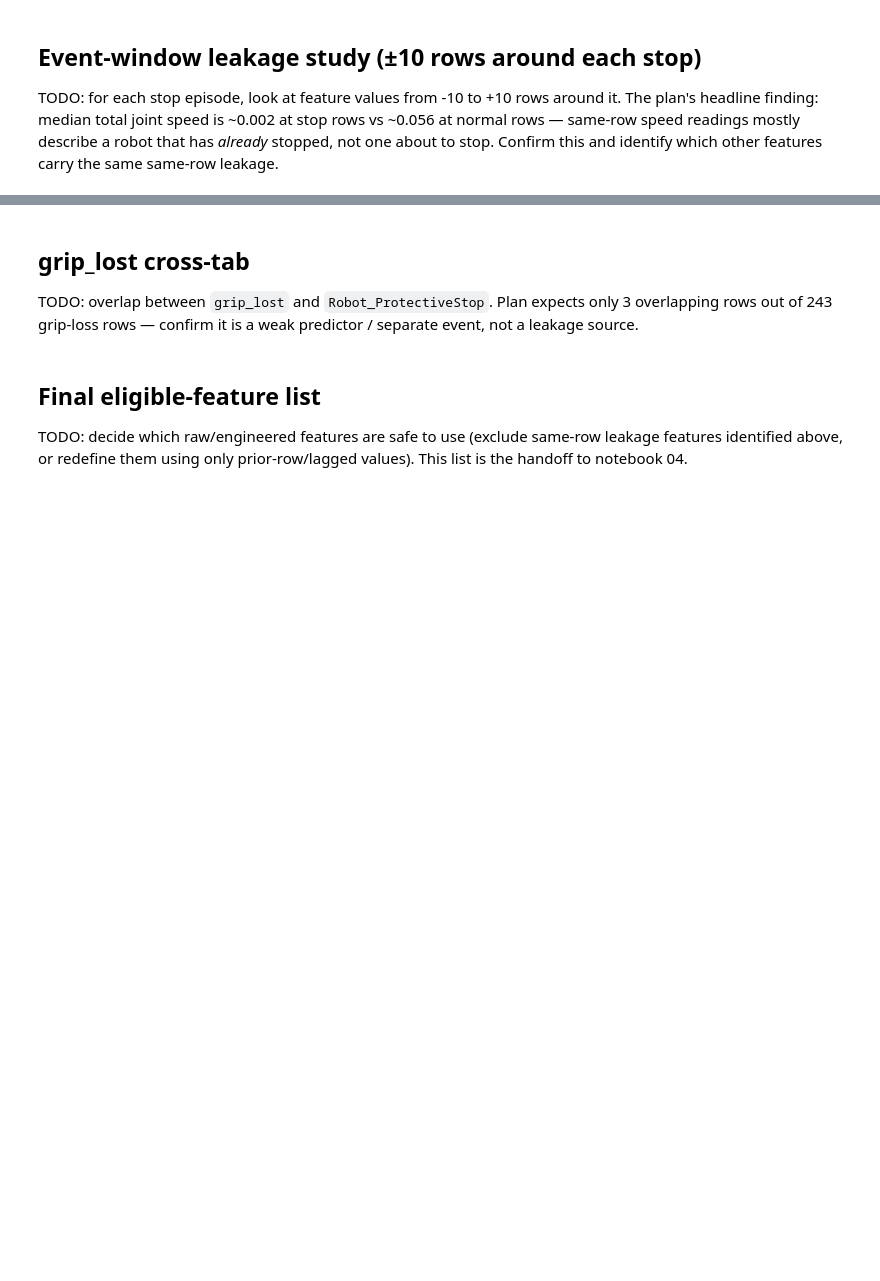
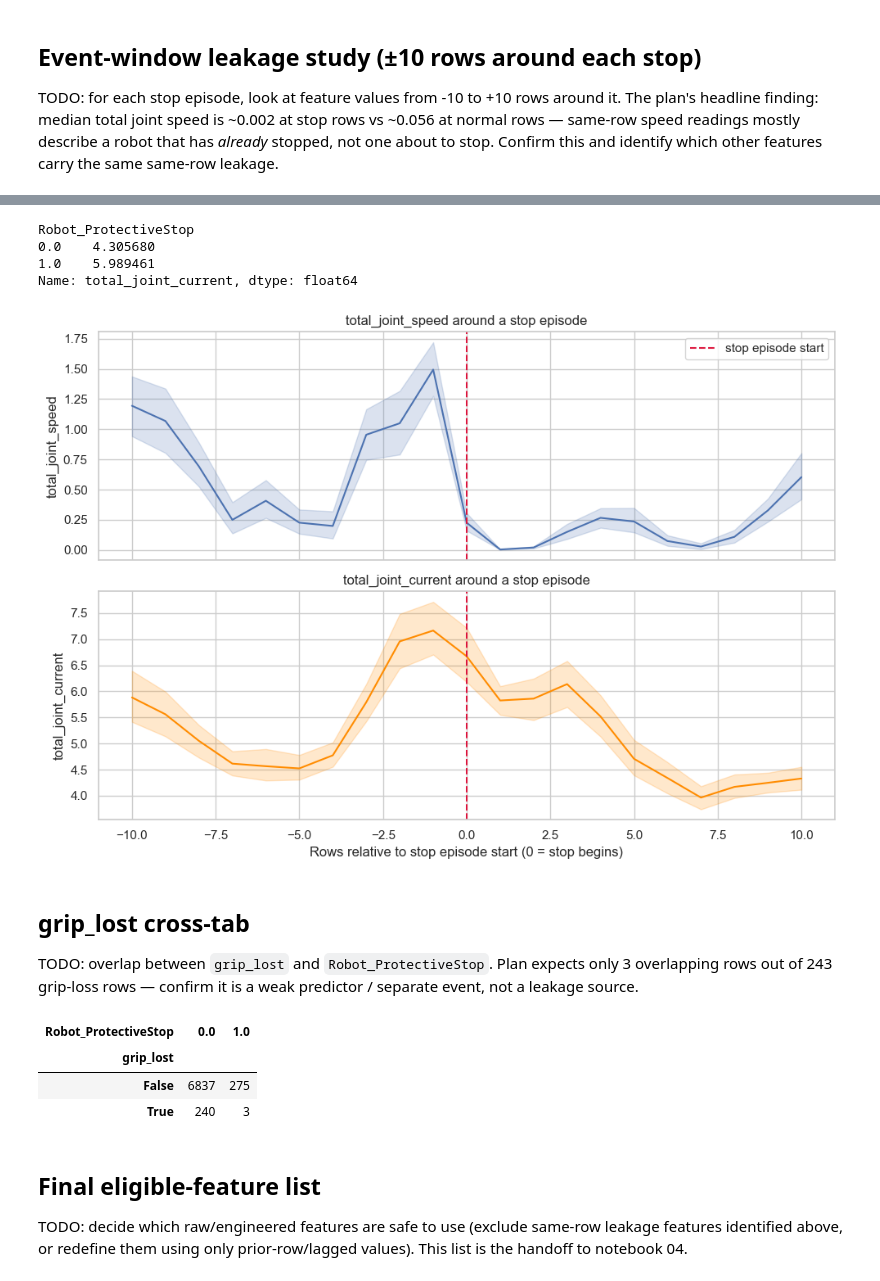
Before and after one commit to Bimsara-Yehan/UR3-CobotOps-Fault-Detection, a Jupyter notebook: notebooks/03_temporal_leakage.ipynb, the cells around one changed output, grey strips where cells are left out. Saved outputs shown, nothing was run; the diff lists cells and outputs as text; code cells hidden in the pictures; blank space fills up the shorter version.

```diff
--- a/notebooks/03_temporal_leakage.ipynb
+++ b/notebooks/03_temporal_leakage.ipynb
@@ -68,11 +137,57 @@ df.groupby("Robot_ProtectiveStop")["total_joint_speed"].median()
+# %%
+current_cols = [c for c in df.columns if c.startswith("Current_")]
+df["total_joint_current"] = df[current_cols].abs().sum(axis=1)
+df.groupby("Robot_ProtectiveStop")["total_joint_current"].median()
+# %% [output]
+Robot_ProtectiveStop
+0.0    4.305680
+1.0    5.989461
+Name: total_joint_current, dtype: float64
 # %%
 # TODO: build ±10-row windows around each stop episode and plot feature trajectories
+
+window = 10
+episode_starts = df[is_stop].groupby(episode_id[is_stop]).apply(lambda g: g.index[0])
+
+records = []
+for ep_start in episode_starts:
+    lo, hi = max(ep_start - window, 0), min(ep_start + window, len(df) - 1)
+    for idx in range(lo, hi + 1):
+        records.append({
+            "relative_row": idx - ep_start,
+            "total_joint_speed": df.loc[idx, "total_joint_speed"],
+            "total_joint_current": df.loc[idx, "total_joint_current"],
+        })
+
+window_df = pd.DataFrame(records)
+
+fig, axes = plt.subplots(2, 1, figsize=(10, 7), sharex=True)
+sns.lineplot(data=window_df, x="relative_row", y="total_joint_speed", ax=axes[0])
+axes[0].axvline(0, color="crimson", linestyle="--", label="stop episode start")
+axes[0].set_title("total_joint_speed around a stop episode")
+axes[0].legend()
+
+sns.lineplot(data=window_df, x="relative_row", y="total_joint_current", ax=axes[1], color="darkorange")
+axes[1].axvline(0, color="crimson", linestyle="--")
+axes[1].set_title("total_joint_current around a stop episode")
+axes[1].set_xlabel("Rows relative to stop episode start (0 = stop begins)")
+
+fig.tight_layout()
+fig.savefig(FIGURES_DIR / "fig03_event_window.png", dpi=150, bbox_inches="tight")
+plt.show()
+# %% [output]
+[figure, added]
 # %% [markdown]
 ## grip_lost cross-tab
 
 TODO: overlap between `grip_lost` and `Robot_ProtectiveStop`. Plan expects only 3 overlapping rows out of 243 grip-loss rows — confirm it is a weak predictor / separate event, not a leakage source.
 # %%
 pd.crosstab(df["grip_lost"], df["Robot_ProtectiveStop"])
+# %% [output]
+| Robot_ProtectiveStop | 0.0 | 1.0 |
+| grip_lost |  |  |
+| False | 6837 | 275 |
+| True | 240 | 3 |
 # %% [markdown]
 ## Final eligible-feature list
 
```
Also changed, not shown: parts of 10 cells of this notebook, 5 other files.
